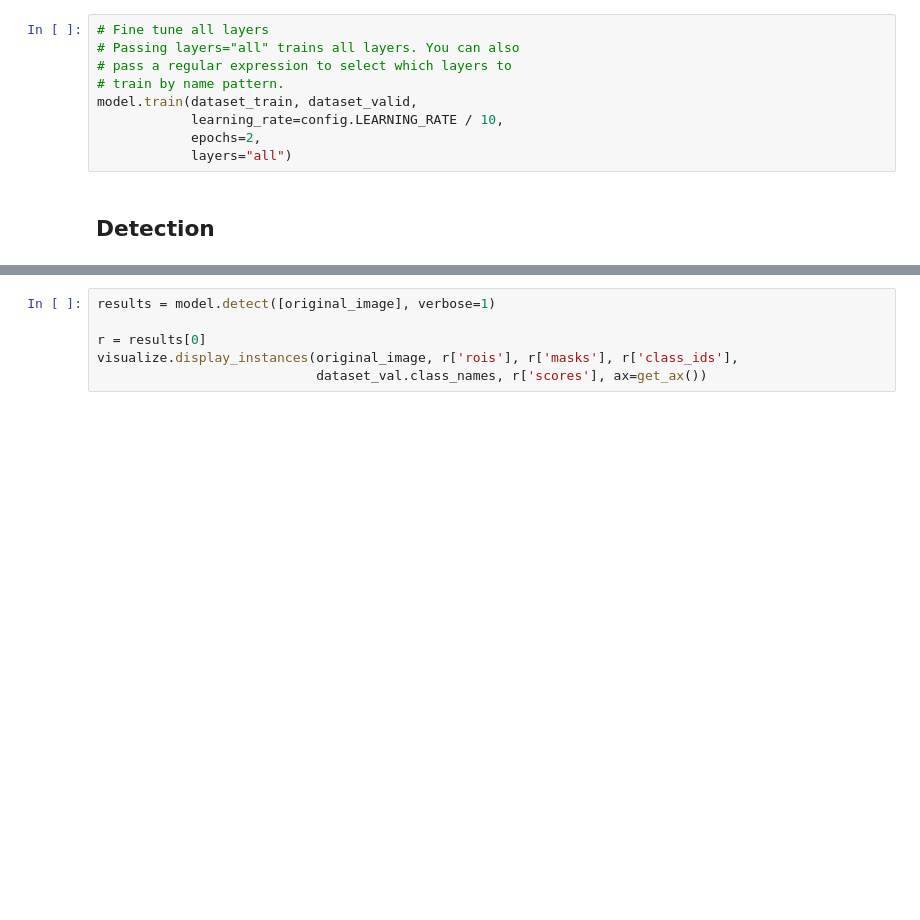
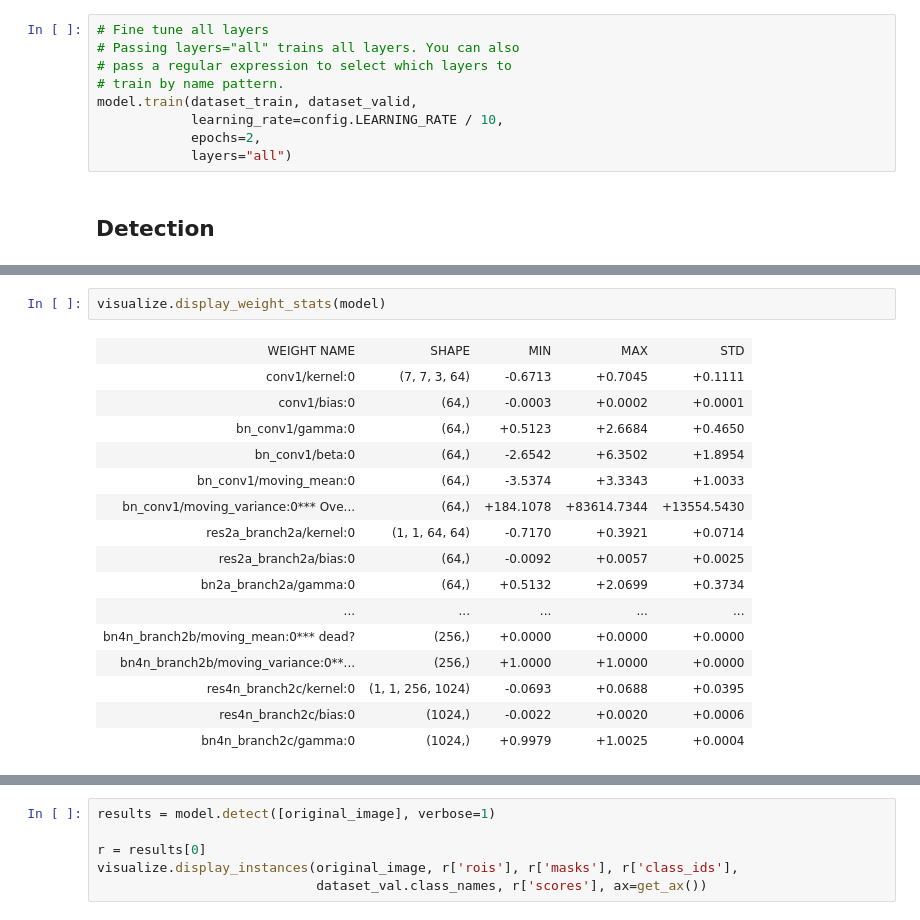
Before and after one commit to hittheant/475Project, a Jupyter notebook: mrcnn_integration.ipynb, the cells around one changed output, grey strips where cells are left out. Saved outputs shown, nothing was run; the diff lists cells and outputs as text; blank space fills up the shorter version.

```diff
--- a/mrcnn_integration.ipynb
+++ b/mrcnn_integration.ipynb
@@ -277,3 +296,22 @@ model.load_weights(model_path, by_name=True)
+# %%
+visualize.display_weight_stats(model)
+# %% [output]
+| WEIGHT NAME | SHAPE | MIN | MAX | STD |
+| conv1/kernel:0 | (7, 7, 3, 64) | -0.6713 | +0.7045 | +0.1111 |
+| conv1/bias:0 | (64,) | -0.0003 | +0.0002 | +0.0001 |
+| bn_conv1/gamma:0 | (64,) | +0.5123 | +2.6684 | +0.4650 |
+| bn_conv1/beta:0 | (64,) | -2.6542 | +6.3502 | +1.8954 |
+| bn_conv1/moving_mean:0 | (64,) | -3.5374 | +3.3343 | +1.0033 |
+| bn_conv1/moving_variance:0*** Ove... | (64,) | +184.1078 | +83614.7344 | +13554.5430 |
+| res2a_branch2a/kernel:0 | (1, 1, 64, 64) | -0.7170 | +0.3921 | +0.0714 |
+| res2a_branch2a/bias:0 | (64,) | -0.0092 | +0.0057 | +0.0025 |
+| bn2a_branch2a/gamma:0 | (64,) | +0.5132 | +2.0699 | +0.3734 |
+| ... | ... | ... | ... | ... |
+| bn4n_branch2b/moving_mean:0*** dead? | (256,) | +0.0000 | +0.0000 | +0.0000 |
+| bn4n_branch2b/moving_variance:0**... | (256,) | +1.0000 | +1.0000 | +0.0000 |
+| res4n_branch2c/kernel:0 | (1, 1, 256, 1024) | -0.0693 | +0.0688 | +0.0395 |
+| res4n_branch2c/bias:0 | (1024,) | -0.0022 | +0.0020 | +0.0006 |
+| bn4n_branch2c/gamma:0 | (1024,) | +0.9979 | +1.0025 | +0.0004 |
 # %%
 # Test on a random image
 image_id = random.choice(dataset_test.image_ids)
```
Also changed, not shown: parts of 8 cells of this notebook, 1 other file.
